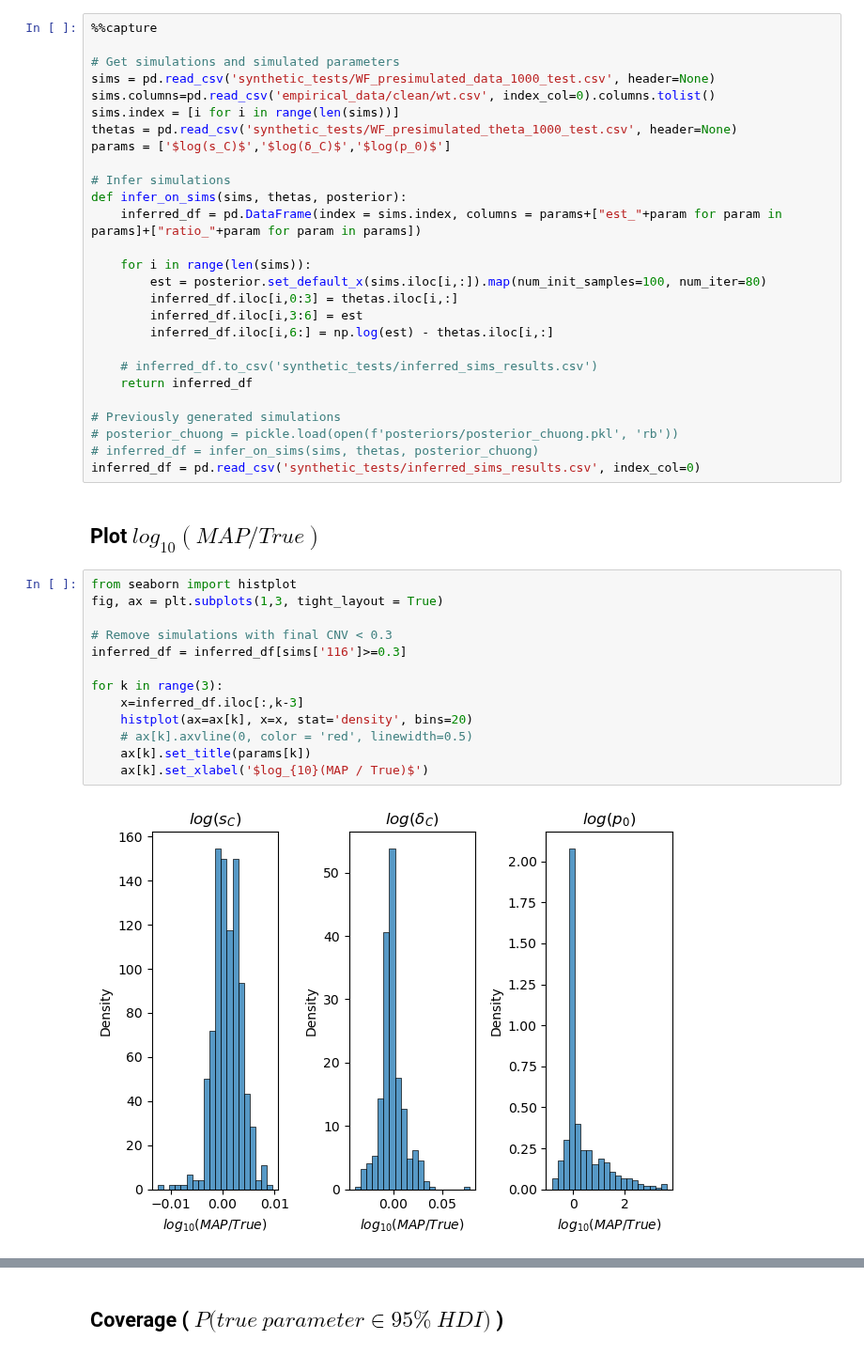
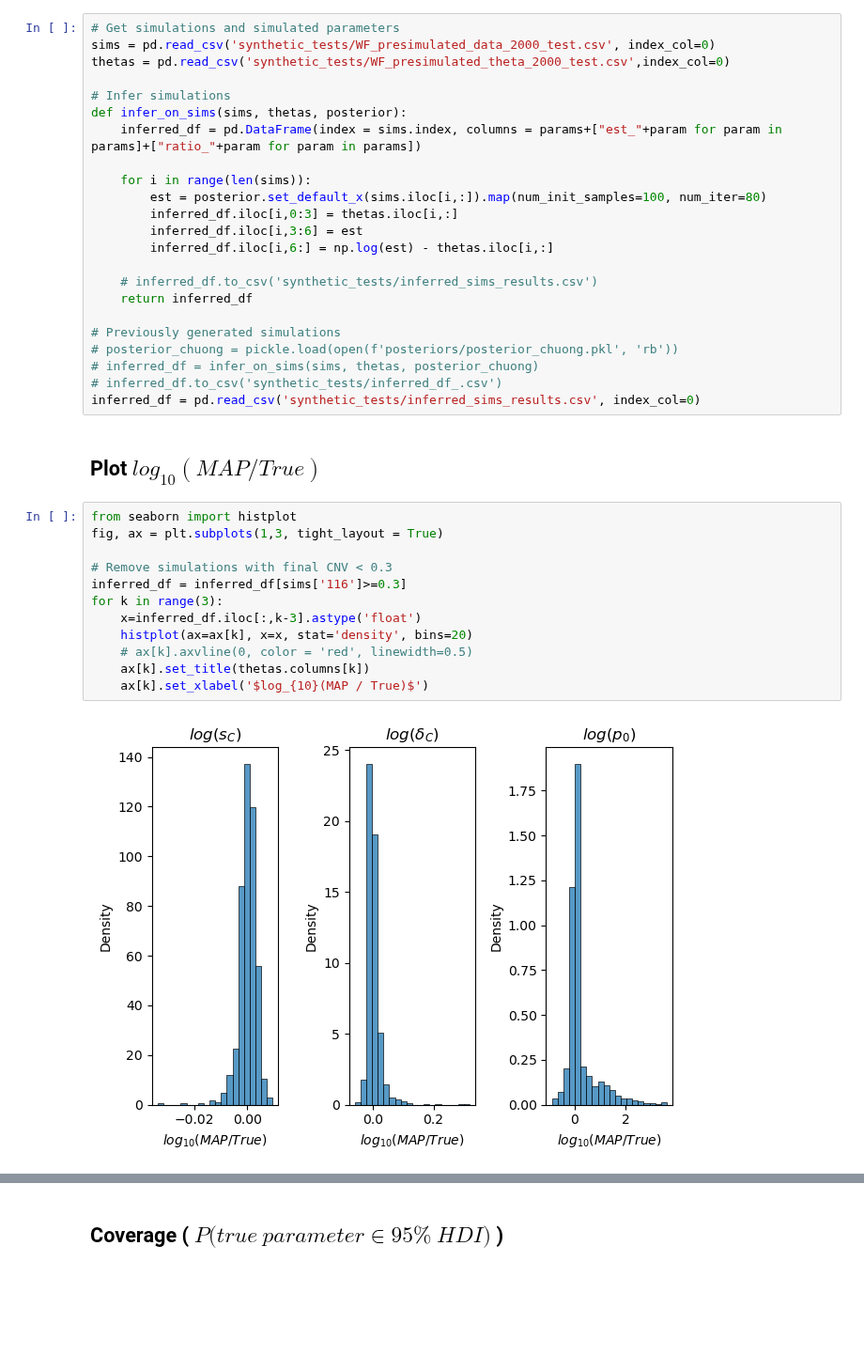
Before and after one commit to yoavram-lab/chuong_et_al, a Jupyter notebook: Simulation Analysis.ipynb, the cells around one changed output, grey strips where cells are left out. Shown at 94% size. Cells and saved outputs as stored; diff of their text form; blank space fills up the shorter version.

```diff
--- a/Simulation Analysis.ipynb
+++ b/Simulation Analysis.ipynb
@@ -53,14 +43,9 @@ Text(0.5, 0, 'Final CNV Proportion')
 # %% [markdown]
 ## MAP estimations
 # %%
-%%capture
-
 # Get simulations and simulated parameters
-sims = pd.read_csv('synthetic_tests/WF_presimulated_data_1000_test.csv', header=None)
-sims.columns=pd.read_csv('empirical_data/clean/wt.csv', index_col=0).columns.tolist()
-sims.index = [i for i in range(len(sims))]
-thetas = pd.read_csv('synthetic_tests/WF_presimulated_theta_1000_test.csv', header=None)
-params = ['$log(s_C)$','$log(δ_C)$','$log(p_0)$']
+sims = pd.read_csv('synthetic_tests/WF_presimulated_data_2000_test.csv', index_col=0)
+thetas = pd.read_csv('synthetic_tests/WF_presimulated_theta_2000_test.csv',index_col=0)
 
 # Infer simulations
 def infer_on_sims(sims, thetas, posterior):
@@ -78,21 +63,21 @@ def infer_on_sims(sims, thetas, posterior):
 # Previously generated simulations
 # posterior_chuong = pickle.load(open(f'posteriors/posterior_chuong.pkl', 'rb'))
 # inferred_df = infer_on_sims(sims, thetas, posterior_chuong)
+# inferred_df.to_csv('synthetic_tests/inferred_df_.csv')
 inferred_df = pd.read_csv('synthetic_tests/inferred_sims_results.csv', index_col=0)
 # %% [markdown]
 ## Plot $log_{10}(MAP/True)$
 # %%
 from seaborn import histplot
 fig, ax = plt.subplots(1,3, tight_layout = True)
 
 # Remove simulations with final CNV < 0.3
 inferred_df = inferred_df[sims['116']>=0.3]
-
 for k in range(3):
-    x=inferred_df.iloc[:,k-3]
+    x=inferred_df.iloc[:,k-3].astype('float')
     histplot(ax=ax[k], x=x, stat='density', bins=20)
     # ax[k].axvline(0, color = 'red', linewidth=0.5)
-    ax[k].set_title(params[k])
+    ax[k].set_title(thetas.columns[k])
     ax[k].set_xlabel('$log_{10}(MAP / True)$')
 # %% [output]
-[figure, old version]
+[figure, new version]
```
Also changed, not shown: parts of 8 cells of this notebook, 3 other files.
